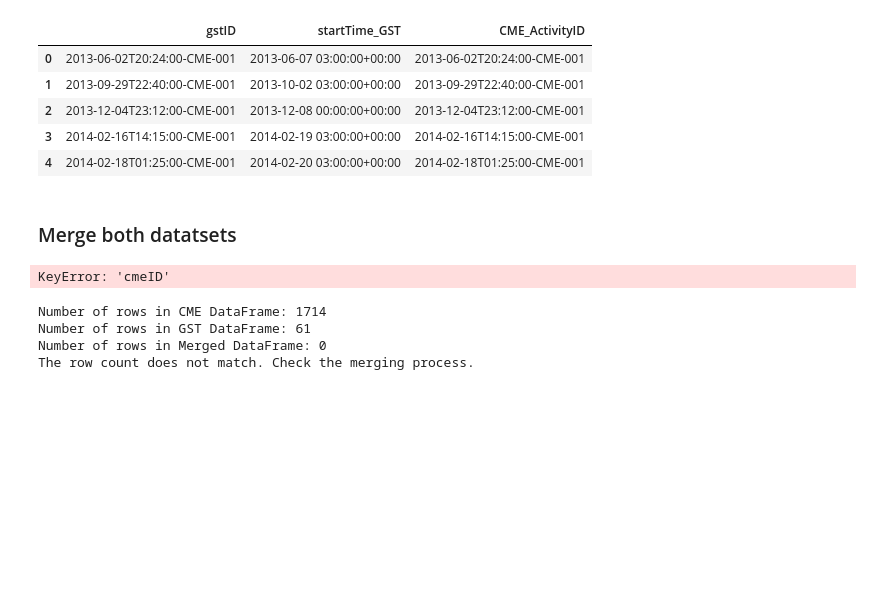
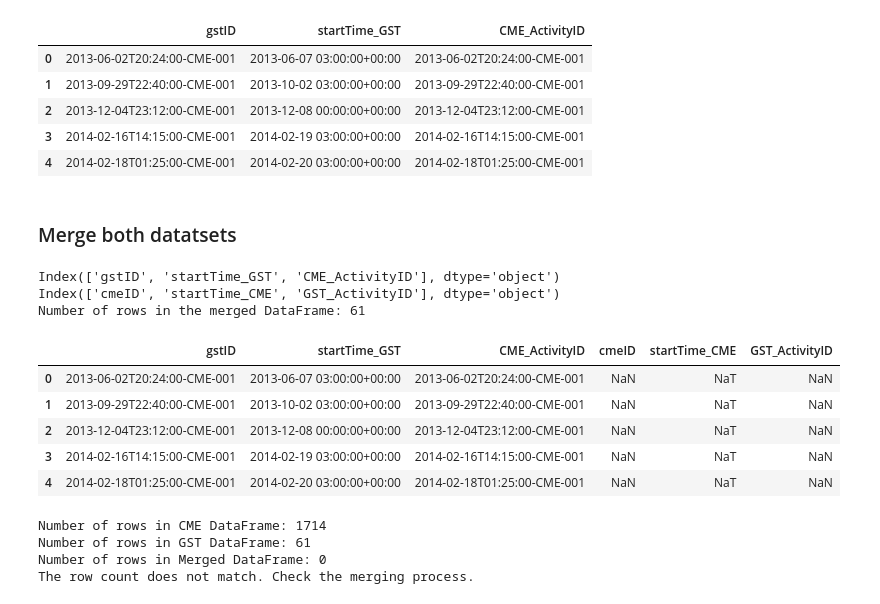
Before and after one commit to Armand57araujo/data-sourcing-challenge, a Jupyter notebook: retrieve_data.ipynb, the cells around one changed output. Saved outputs shown, nothing was run; the diff lists cells and outputs as text; code cells hidden in the pictures; blank space fills up the shorter version.

```diff
--- a/retrieve_data.ipynb
+++ b/retrieve_data.ipynb
@@ -549,27 +549,45 @@ Number of rows after filtering: 61
 # %%
 # Now merge both datasets using 'gstID' and 'CME_ActivityID' for gst and 'GST_ActivityID' and 'cmeID' for cme. Use the 'left_on' and 'right_on' specifiers.
 
 # Assuming gst_df_filtered is the GST dataset and cme_df_cleaned is the CME dataset
 
 # Merge the datasets on 'gstID' and 'CME_ActivityID' from GST with 'GST_ActivityID' and 'cmeID' from CME
 
+# print the name of the columns in both dataframes
+print(gst_df_filtered.columns)
+print(cme_df_cleaned.columns)
 
 
-# Refer to the pandas documentation for merging dtatframes to complete
+
+# # Refer to the pandas documentation for merging dtatframes to complete
+# merged_df = pd.merge(gst_df_filtered, cme_df_cleaned,
+#                      left_on=['gstID', 'CME_ActivityID','cmeID'],
+#                      right_on=['GST_ActivityID', 'cmeID'],
+#                      how='right')
+
+
 merged_df = pd.merge(gst_df_filtered, cme_df_cleaned,
-                     left_on=['gstID', 'CME_ActivityID','cmeID'],
+                     left_on=['gstID', 'CME_ActivityID'],
                      right_on=['GST_ActivityID', 'cmeID'],
-                     how='inner')
+                     how='left')
 
 # Display the first few rows of the merged DataFrame
 
 
 # Optionally, verify the shape of the merged DataFrame
 print(f"Number of rows in the merged DataFrame: {merged_df.shape[0]}")
 
 merged_df.head()
 # %% [output]
-KeyError: 'cmeID'
+Index(['gstID', 'startTime_GST', 'CME_ActivityID'], dtype='object')
+Index(['cmeID', 'startTime_CME', 'GST_ActivityID'], dtype='object')
+Number of rows in the merged DataFrame: 61
+|  | gstID | startTime_GST | CME_ActivityID | cmeID | startTime_CME | GST_ActivityID |
+| 0 | 2013-06-02T20:24:00-CME-001 | 2013-06-07 03:00:00+00:00 | 2013-06-02T20:24:00-CME-001 | NaN | NaT | NaN |
+| 1 | 2013-09-29T22:40:00-CME-001 | 2013-10-02 03:00:00+00:00 | 2013-09-29T22:40:00-CME-001 | NaN | NaT | NaN |
+| 2 | 2013-12-04T23:12:00-CME-001 | 2013-12-08 00:00:00+00:00 | 2013-12-04T23:12:00-CME-001 | NaN | NaT | NaN |
+| 3 | 2014-02-16T14:15:00-CME-001 | 2014-02-19 03:00:00+00:00 | 2014-02-16T14:15:00-CME-001 | NaN | NaT | NaN |
+| 4 | 2014-02-18T01:25:00-CME-001 | 2014-02-20 03:00:00+00:00 | 2014-02-18T01:25:00-CME-001 | NaN | NaT | NaN |
 # %%
 # Verify that the new DataFrame has the same number of rows as cme and gst
 
```
Also changed, not shown: parts of 1 cell of this notebook.
